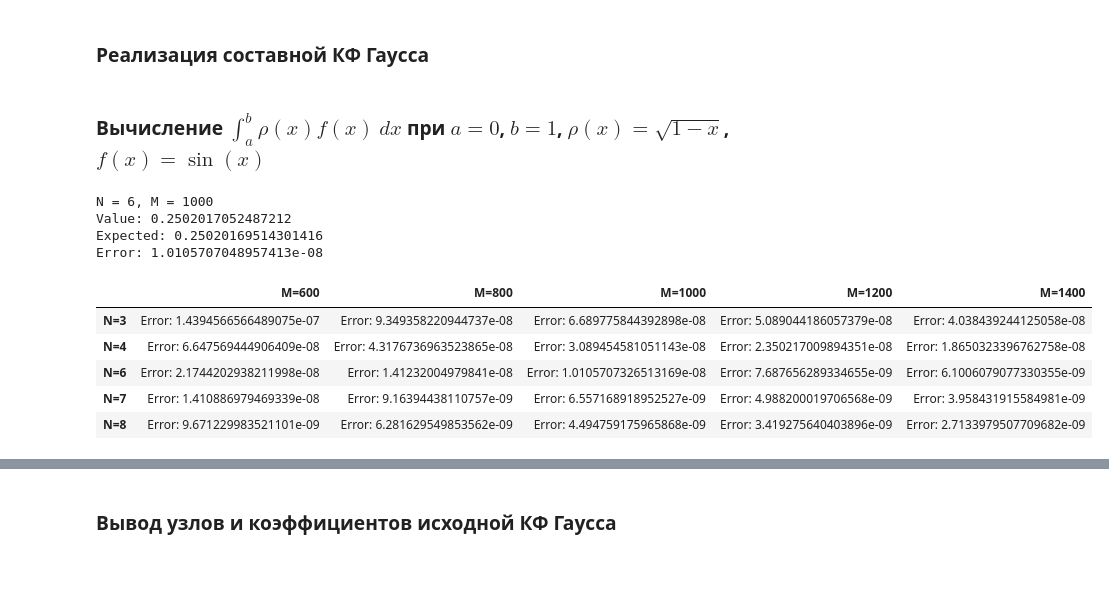
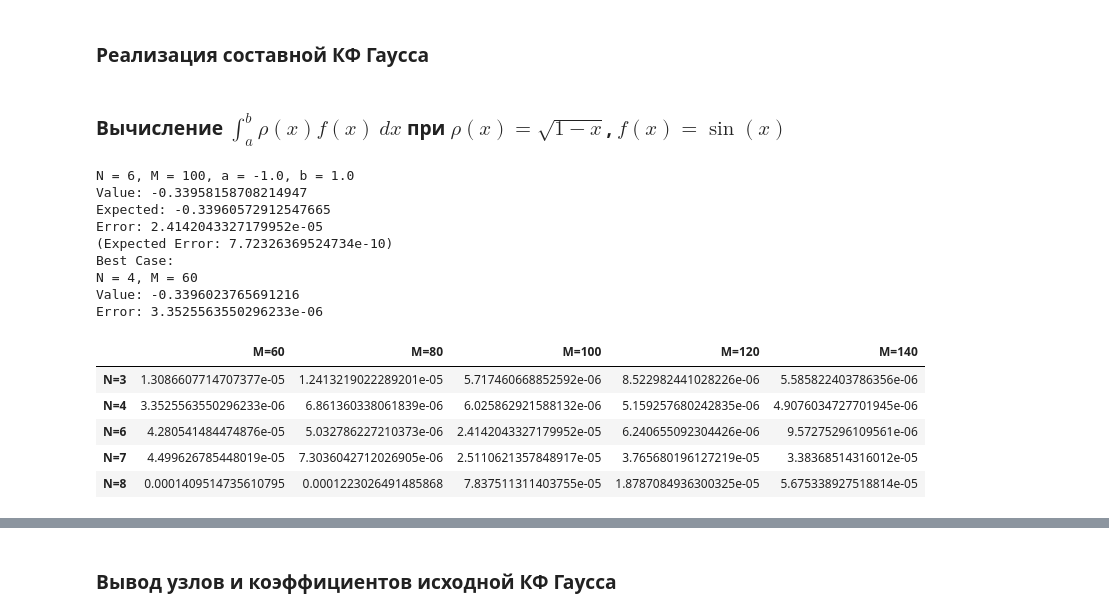
Before and after one commit to astatochek/mm-comp-wksp-04, a Jupyter notebook: 6. Not Again But Once More/note.ipynb, the cells around one changed output, grey strips where cells are left out. Saved outputs shown, nothing was run; the diff lists cells and outputs as text; code cells hidden in the pictures; blank space fills up the shorter version.

```diff
--- a/6. Not Again But Once More/note.ipynb
+++ b/6. Not Again But Once More/note.ipynb
@@ -31,7 +34,7 @@ def get_Legendre(n: int) -> Callable:
 # величина невязки в методе секущих
 eps = 1.e-12
 # метод секущих
-def secant_method(f: Callable) -> np.ndarray:
+def secant_method(f: Callable, a: float, b: float) -> np.ndarray:
     segments = []
     # функция для получения разбиения отрезка [a, b]
     def get_partition(n: float, a: float, b: float) -> None:
@@ -44,7 +47,7 @@ def secant_method(f: Callable) -> np.ndarray:
             if f(right) != 0:
                 left = right
     # получения разбиения для отрезка [-1, 1] с сохранением результатов в segments
-    get_partition(1.e3, -1, 1)
+    get_partition(1.e3, a, b)
     # функция для получения случайного числа из интервала (a, b)
     def get_random(a: float, b: float) -> float:
         x = rnd(a, b)
@@ -70,7 +73,7 @@ def get_gauss_coefficients(hub_list: np.ndarray, n: int) -> np.ndarray:
 def get_hubs_coefficients(n: int) -> pd.DataFrame:
     dfs = {}
     P = get_Legendre(n)
-    hubs = secant_method(P)
+    hubs = secant_method(P, -1, 1)
     coefficients = get_gauss_coefficients(hubs, n)
     dfs[f"Узлы для N={n}"] = hubs
     dfs[f"Коэффициенты для N={n}"] = coefficients
@@ -80,8 +83,8 @@ def get_hubs_coefficients(n: int) -> pd.DataFrame:
 # %%
 def composite_gauss(f: Callable, a: float, b: float, n: int, m: int) -> float:
     legendre = get_Legendre(n)
-    coefficients = get_gauss_coefficients(secant_method(legendre), n)
-    hubs = secant_method(legendre)
+    hubs = secant_method(legendre, -1, 1)
+    coefficients = get_gauss_coefficients(hubs, n)
     S = 0
     h = (b - a) / m
     for i in range(m):
@@ -89,40 +92,62 @@ def composite_gauss(f: Callable, a: float, b: float, n: int, m: int) -> float:
         S += np.sum([coefficients[j] * f(hub_list[j]) for j in range(n)])
     return h * S / 2
 # %% [markdown]
-### Вычисление $\displaystyle\int_a^b\rho(x)f(x)~dx$ при $a=0$, $b=1$, $\rho(x) = \sqrt{1-x}$, $f(x) = \sin(x)$
+### Вычисление $\displaystyle\int_a^b\rho(x)f(x)~dx$ при $\rho(x) = \sqrt{1-x}$, $f(x) = \sin(x)$
 # %%
 n = int(input('Введите число узлов для КФ Гаусса'))
 m = int(input('Введите число промежутков деления'))
-a = 0
-b = 1
+a = float(input('Введите a'))
+b = float(input('Введите b'))
+
 phi = lambda x: np.sqrt(1 - x) * np.sin(x)
-data = {}
-Expected = 0.2502016951430141493461499310819776539790258894746767857547317579
+# phi = lambda x: x**3 + x**2 + x + 1
 Value = composite_gauss(phi, a, b, n, m)
-print(f'N = {n}, M = {m}')
+Expected, ExpectedError = integrate.quad(phi, a, b)
+print(f'N = {n}, M = {m}, a = {a}, b = {b}')
 print('Value:', Value)
 print('Expected:', Expected)
 print('Error:', abs(Value - Expected))
-# print(f'(Expected Error: {Error})')
+print(f'(Expected Error: {ExpectedError})')
+
 size = 5
+data = {}
+BestValue = Value
+BestError = abs(Value - Expected)
+best_n = n
+best_m = m
 for j in range(size):
     fragmentation = int(m * (j + 1 + size // 2) / size)
     Errors = []
     for i in range(size):
         degree = int(n * (i + 1 + size // 2) / size)
-        val = composite_gauss(phi, a, b, degree, fragmentation)
-        Errors.append(f'Error: {abs(val - Expected)}')
-    data[f'M={fragmentation}'] = Errors
+        val = (Value if n == degree and m == fragmentation else composite_gauss(phi, a, b, degree, fragmentation))
+        if abs(val - Expected) < BestError:
+            BestValue = val
+            BestError = abs(val - Expected)
+            best_n = degree
+            best_m = fragmentation
+        # print(f'M={fragmentation}, N={degree}, Error={abs(val - Expected)}')
+        Errors.append(str(abs(val - Expected)))
+    data[f'M={fragmentation}'] = [val for val in Errors]
+print('Best Case:')
+print(f'N = {best_n}, M = {best_m}')
+print(f'Value: {BestValue}')
+print(f'Error: {BestError}')
 df = pd.DataFrame(data, index=[f'N={int(n * (i + 1 + size // 2) / size)}' for i in range(size)])
 df
 # %% [output]
-N = 6, M = 1000
-Value: 0.2502017052487212
-Expected: 0.25020169514301416
-Error: 1.0105707048957413e-08
+N = 6, M = 100, a = -1.0, b = 1.0
+Value: -0.33958158708214947
+Expected: -0.33960572912547665
+Error: 2.4142043327179952e-05
+(Expected Error: 7.72326369524734e-10)
+Best Case:
+N = 4, M = 60
+Value: -0.3396023765691216
+Error: 3.3525563550296233e-06
-|  | M=600 | M=800 | M=1000 | M=1200 | M=1400 |
-| N=3 | Error: 1.4394566566489075e-07 | Error: 9.349358220944737e-08 | Error: 6.689775844392898e-08 | Error: 5.089044186057379e-08 | Error: 4.038439244125058e-08 |
-| N=4 | Error: 6.647569444906409e-08 | Error: 4.3176736963523865e-08 | Error: 3.089454581051143e-08 | Error: 2.350217009894351e-08 | Error: 1.8650323396762758e-08 |
-| N=6 | Error: 2.1744202938211998e-08 | Error: 1.41232004979841e-08 | Error: 1.0105707326513169e-08 | Error: 7.687656289334655e-09 | Error: 6.1006079077330355e-09 |
-| N=7 | Error: 1.410886979469339e-08 | Error: 9.16394438110757e-09 | Error: 6.557168918952527e-09 | Error: 4.988200019706568e-09 | Error: 3.958431915584981e-09 |
-| N=8 | Error: 9.671229983521101e-09 | Error: 6.281629549853562e-09 | Error: 4.494759175965868e-09 | Error: 3.419275640403896e-09 | Error: 2.7133979507709682e-09 |
+|  | M=60 | M=80 | M=100 | M=120 | M=140 |
+| N=3 | 1.3086607714707377e-05 | 1.2413219022289201e-05 | 5.717460668852592e-06 | 8.522982441028226e-06 | 5.585822403786356e-06 |
+| N=4 | 3.3525563550296233e-06 | 6.861360338061839e-06 | 6.025862921588132e-06 | 5.159257680242835e-06 | 4.9076034727701945e-06 |
+| N=6 | 4.280541484474876e-05 | 5.032786227210373e-06 | 2.4142043327179952e-05 | 6.240655092304426e-06 | 9.57275296109561e-06 |
+| N=7 | 4.499626785448019e-05 | 7.3036042712026905e-06 | 2.5110621357848917e-05 | 3.765680196127219e-05 | 3.38368514316012e-05 |
+| N=8 | 0.0001409514735610795 | 0.0001223026491485868 | 7.837511311403755e-05 | 1.8787084936300325e-05 | 5.675338927518814e-05 |
```
Also changed, not shown: parts of 17 cells of this notebook.
